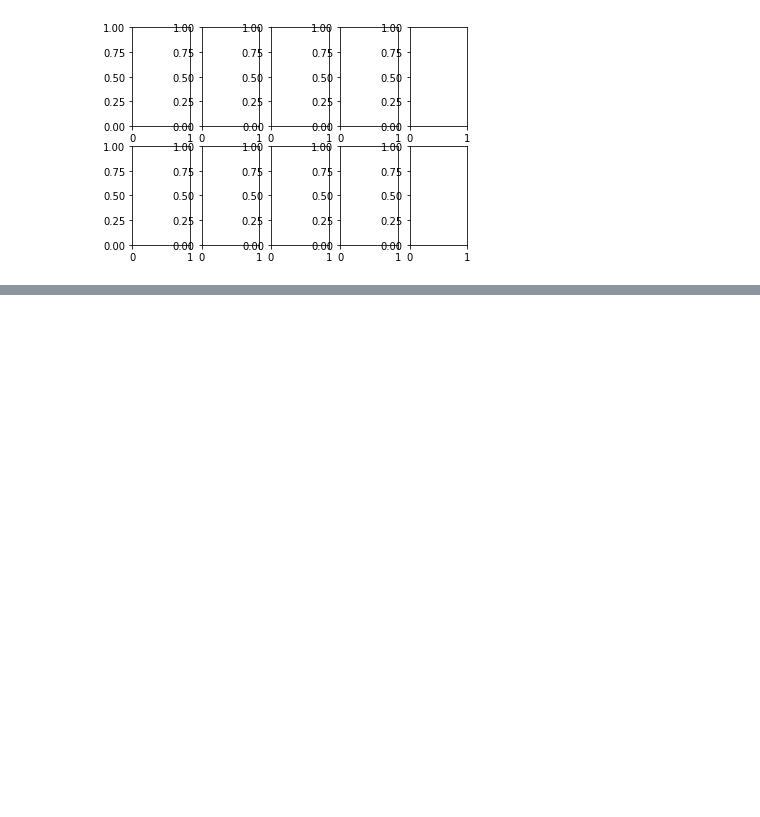
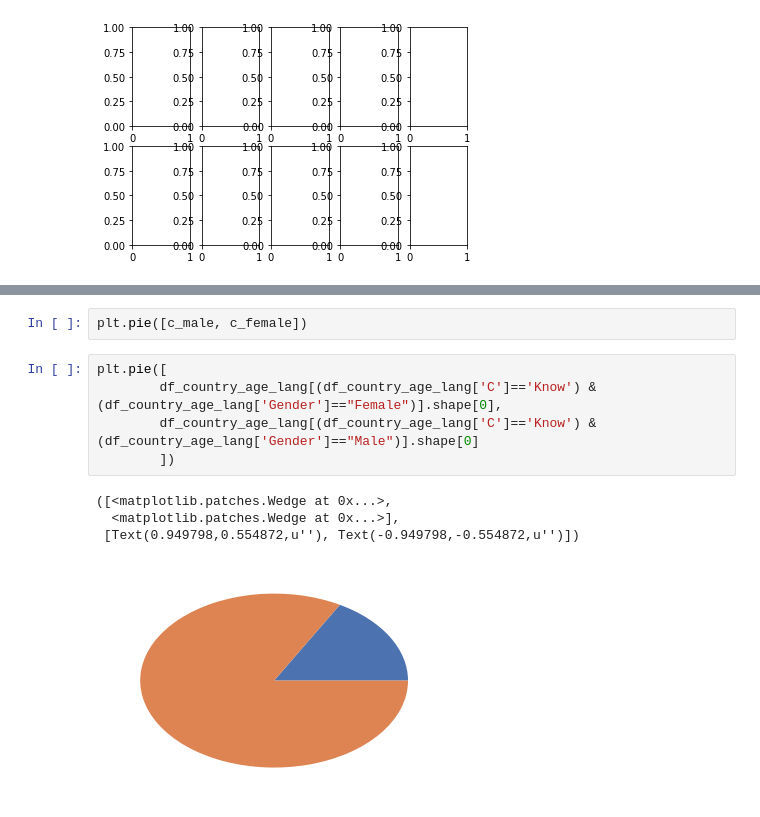
Before and after one commit to EricaTess/women-in-tech, a Jupyter notebook: clustering_project/Clustering-HackerRank-Data.ipynb, the cells around one changed output, grey strips where cells are left out. Drawn from its saved outputs; the diff is of its cells as text; blank space fills up the shorter version.

```diff
--- a/clustering_project/Clustering-HackerRank-Data.ipynb
+++ b/clustering_project/Clustering-HackerRank-Data.ipynb
@@ -215,0 +260,12 @@ plt.subplot(2, 5, 10)
+# %%
+plt.pie([c_male, c_female])
+# %%
+plt.pie([
+        df_country_age_lang[(df_country_age_lang['C']=='Know') &(df_country_age_lang['Gender']=="Female")].shape[0],
+        df_country_age_lang[(df_country_age_lang['C']=='Know') &(df_country_age_lang['Gender']=="Male")].shape[0]
+        ])
+# %% [output]
+([<matplotlib.patches.Wedge at 0x...>,
+  <matplotlib.patches.Wedge at 0x...>],
+ [Text(0.949798,0.554872,u''), Text(-0.949798,-0.554872,u'')])
+[figure, added]
```
Also changed, not shown: parts of 9 cells of this notebook.
